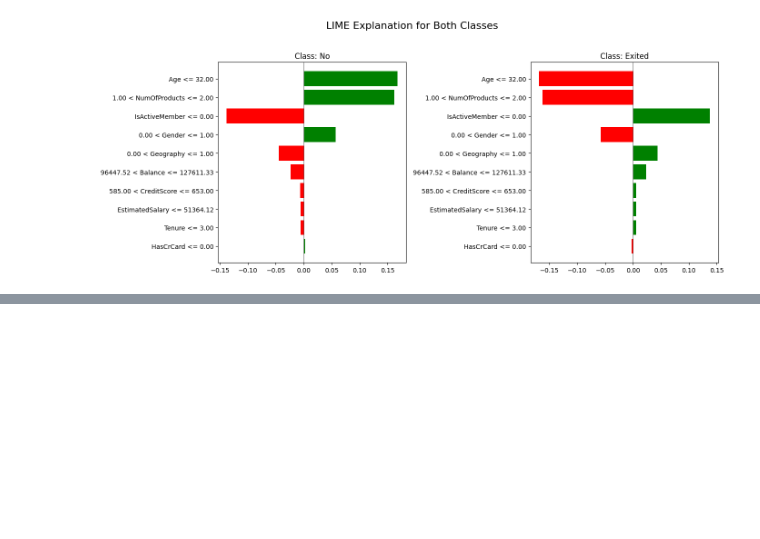
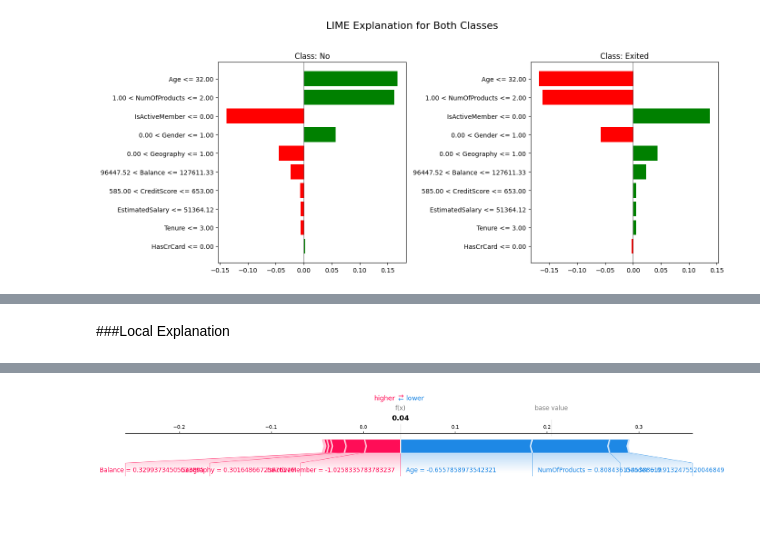
Before and after one commit to eyaguirat10/Explainable-AI-Workshop, a Jupyter notebook: Notebook_XAI_Eya_Guirat_4DS10.ipynb, the cells around one changed output, grey strips where cells are left out. Saved outputs shown, nothing was run; the diff lists cells and outputs as text; code cells hidden in the pictures; blank space fills up the shorter version.

Commit message:
ANN + Global Explanation + Local Explanation

```diff
--- a/Notebook_XAI_Eya_Guirat_4DS10.ipynb
+++ b/Notebook_XAI_Eya_Guirat_4DS10.ipynb
@@ -580,0 +655,17 @@ plt.show()
+# %% [markdown]
+###Local Explanation
+# %%
+i = 0
+sample = X_test_ann[i:i+1]
+
+shap_values_single = explainer_ann.shap_values(sample)
+
+# Squeeze the shap_values to ensure it's 1D for a single sample
+# shap_values_single[0] will be (10, 1) before squeezing, we want (10,)
+# sample will be (1, 10) before squeezing, we want (10,)
+shap.force_plot(explainer_ann.expected_value[0],
+                shap_values_single[0].squeeze(), # Squeeze the SHAP values
+                sample.squeeze(),                # Squeeze the sample features
+                feature_names=X.columns,
+                matplotlib=True)
+# %% [output]
@@ -580,0 +674 @@ plt.show()
+[figure, added]
```
Also changed, not shown: parts of 14 cells of this notebook.
